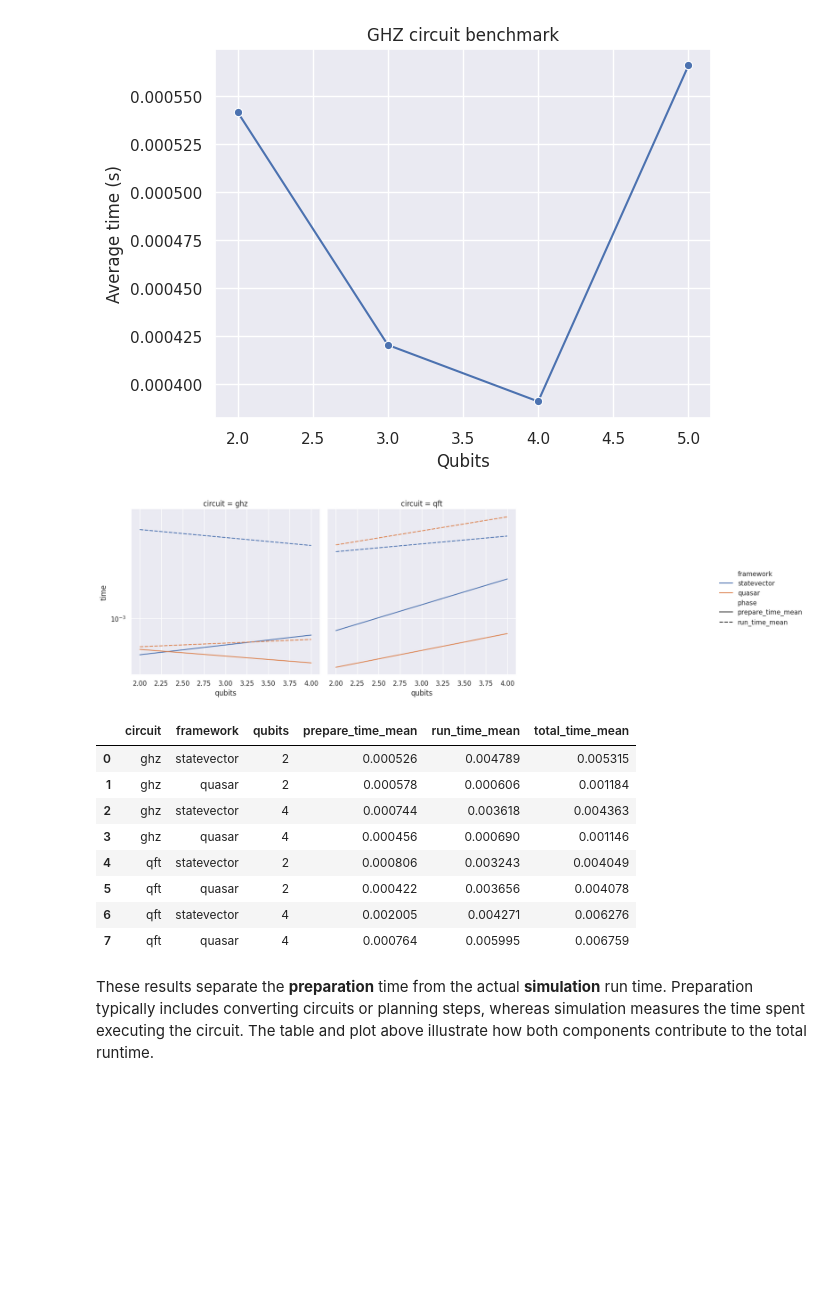
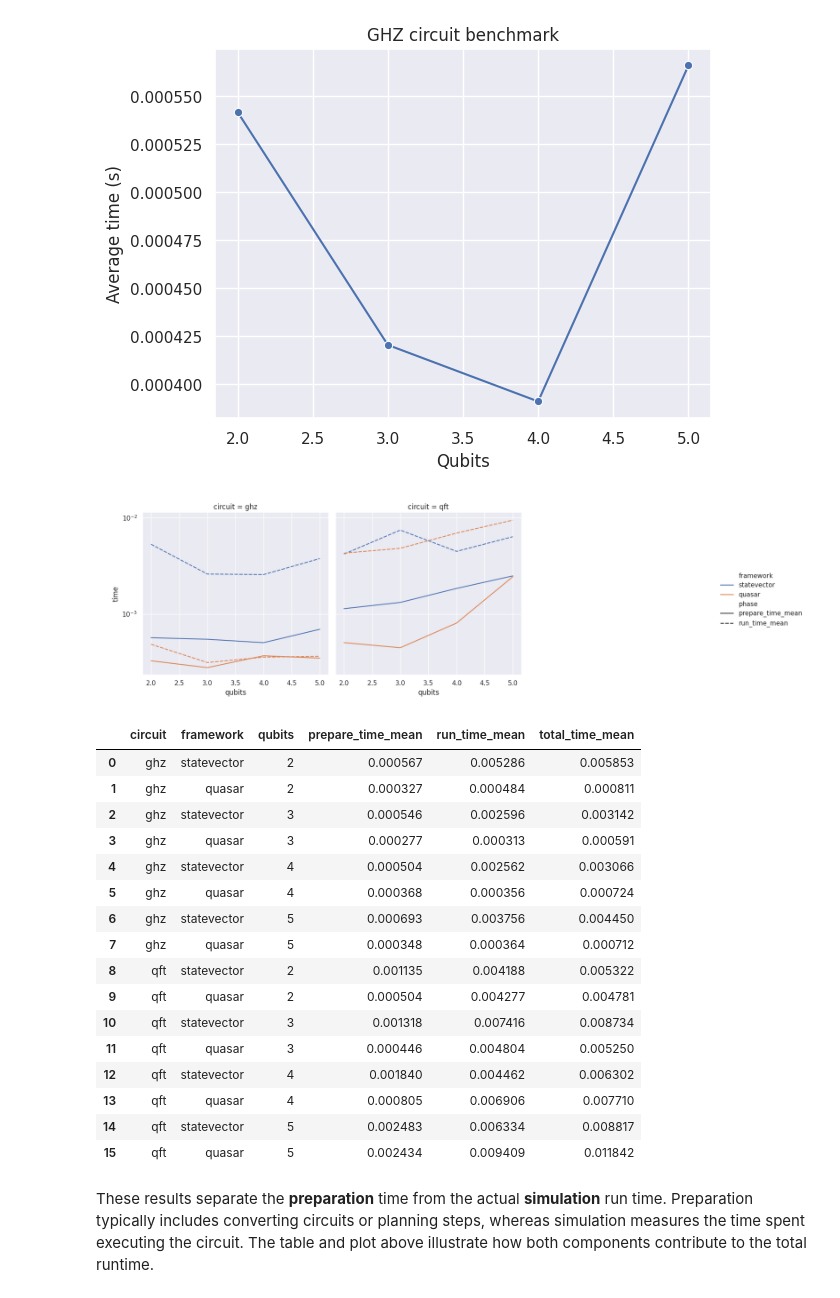
Before and after one commit to tmlittau/QuASAr, a Jupyter notebook: benchmarks/notebooks/comparison.ipynb, the cells around one changed output. Saved outputs shown, nothing was run; the diff lists cells and outputs as text; code cells hidden in the pictures; blank space fills up the shorter version.

Commit message:
Expand comparison qubit sizes

```diff
--- a/benchmarks/notebooks/comparison.ipynb
+++ b/benchmarks/notebooks/comparison.ipynb
@@ -53,46 +53,58 @@ circuits = {
     "qft": circuit_lib.qft_circuit,
 }
 
-qubit_sizes = [2, 4]
+qubit_sizes = list(range(2, 6))
 
 for name, build in circuits.items():
     for n in qubit_sizes:
         try:
             circ = build(n)
         except Exception:
             continue
         for b in backends:
             try:
                 rec = runner.run_multiple(circ, b, return_state=False, repetitions=3)
                 rec["circuit"] = name
                 rec["qubits"] = n
             except Exception:
                 pass
         try:
-            rec = runner.run_quasar_multiple(circ, engine, repetitions=3)
+            rec = runner.run_quasar(circ, engine)
             rec["circuit"] = name
             rec["qubits"] = n
+            rec["prepare_time_mean"] = rec.pop("prepare_time")
+            rec["run_time_mean"] = rec.pop("run_time")
+            rec["total_time_mean"] = rec.pop("total_time")
         except Exception:
             pass
+
 
 df = pd.DataFrame(runner.results)
 # total_time provided by BenchmarkRunner
 df_long = df.melt(id_vars=["circuit", "framework", "qubits"], value_vars=["prepare_time_mean", "run_time_mean"], var_name="phase", value_name="time")
 g = sns.relplot(data=df_long, x="qubits", y="time", hue="framework", style="phase", col="circuit", col_wrap=3, kind="line")
 g.set(yscale="log")
 plt.show()
 df[["circuit", "framework", "qubits", "prepare_time_mean", "run_time_mean", "total_time_mean"]]
 # %% [output]
-[figure, old version]
+[figure, new version]
 |  | circuit | framework | qubits | prepare_time_mean | run_time_mean | total_time_mean |
-| 0 | ghz | statevector | 2 | 0.000526 | 0.004789 | 0.005315 |
-| 1 | ghz | quasar | 2 | 0.000578 | 0.000606 | 0.001184 |
-| 2 | ghz | statevector | 4 | 0.000744 | 0.003618 | 0.004363 |
-| 3 | ghz | quasar | 4 | 0.000456 | 0.000690 | 0.001146 |
-| 4 | qft | statevector | 2 | 0.000806 | 0.003243 | 0.004049 |
-| 5 | qft | quasar | 2 | 0.000422 | 0.003656 | 0.004078 |
-| 6 | qft | statevector | 4 | 0.002005 | 0.004271 | 0.006276 |
-| 7 | qft | quasar | 4 | 0.000764 | 0.005995 | 0.006759 |
+| 0 | ghz | statevector | 2 | 0.000567 | 0.005286 | 0.005853 |
+| 1 | ghz | quasar | 2 | 0.000327 | 0.000484 | 0.000811 |
+| 2 | ghz | statevector | 3 | 0.000546 | 0.002596 | 0.003142 |
+| 3 | ghz | quasar | 3 | 0.000277 | 0.000313 | 0.000591 |
+| 4 | ghz | statevector | 4 | 0.000504 | 0.002562 | 0.003066 |
+| 5 | ghz | quasar | 4 | 0.000368 | 0.000356 | 0.000724 |
+| 6 | ghz | statevector | 5 | 0.000693 | 0.003756 | 0.004450 |
+| 7 | ghz | quasar | 5 | 0.000348 | 0.000364 | 0.000712 |
+| 8 | qft | statevector | 2 | 0.001135 | 0.004188 | 0.005322 |
+| 9 | qft | quasar | 2 | 0.000504 | 0.004277 | 0.004781 |
+| 10 | qft | statevector | 3 | 0.001318 | 0.007416 | 0.008734 |
+| 11 | qft | quasar | 3 | 0.000446 | 0.004804 | 0.005250 |
+| 12 | qft | statevector | 4 | 0.001840 | 0.004462 | 0.006302 |
+| 13 | qft | quasar | 4 | 0.000805 | 0.006906 | 0.007710 |
+| 14 | qft | statevector | 5 | 0.002483 | 0.006334 | 0.008817 |
+| 15 | qft | quasar | 5 | 0.002434 | 0.009409 | 0.011842 |
 # %% [markdown]
 These results separate the **preparation** time from the actual **simulation** run time. Preparation typically includes converting circuits or planning steps, whereas simulation measures the time spent executing the circuit. The table and plot above illustrate how both components contribute to the total runtime.
 # %%
```
Also changed, not shown: parts of 1 cell of this notebook.
